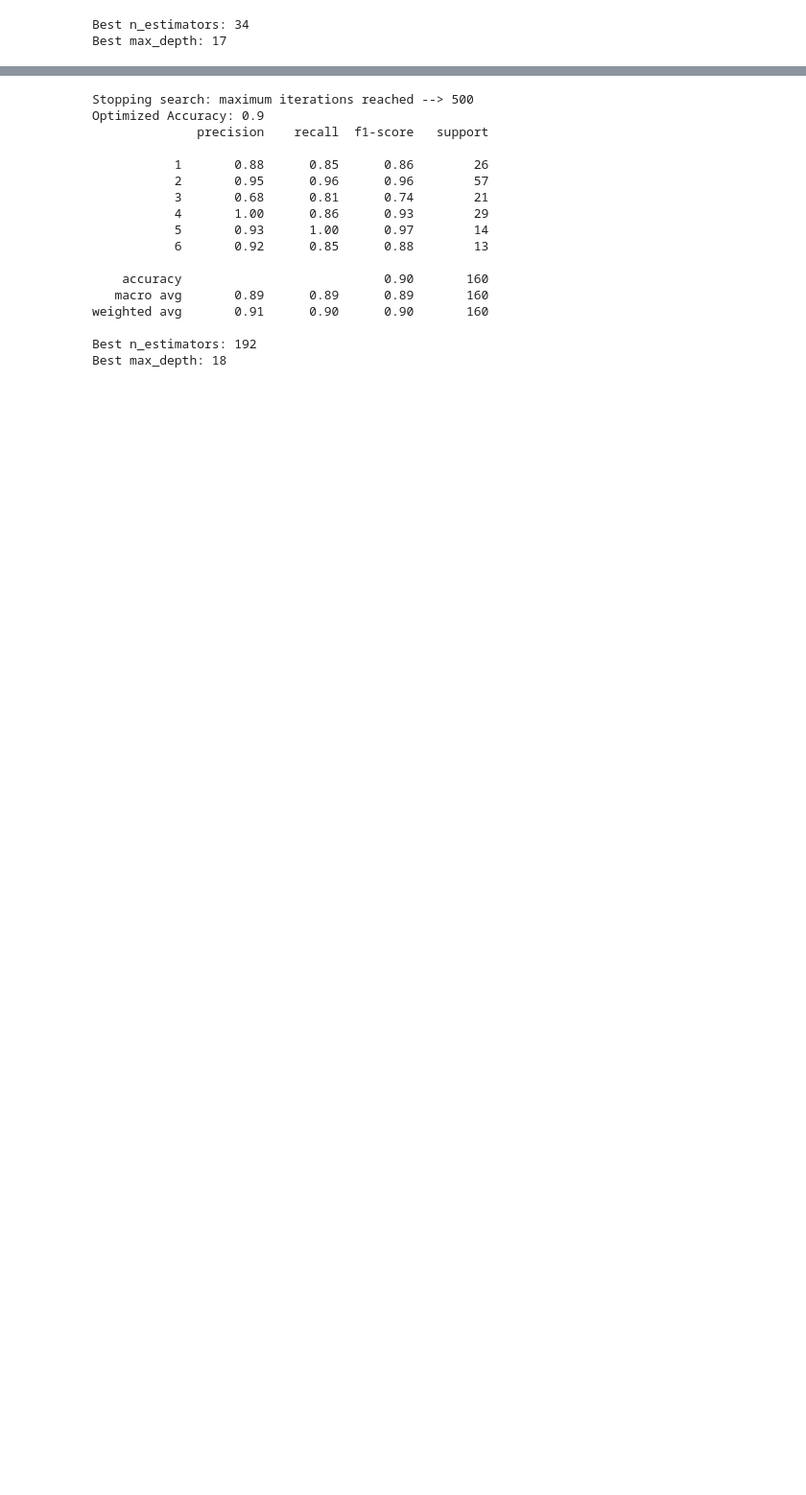
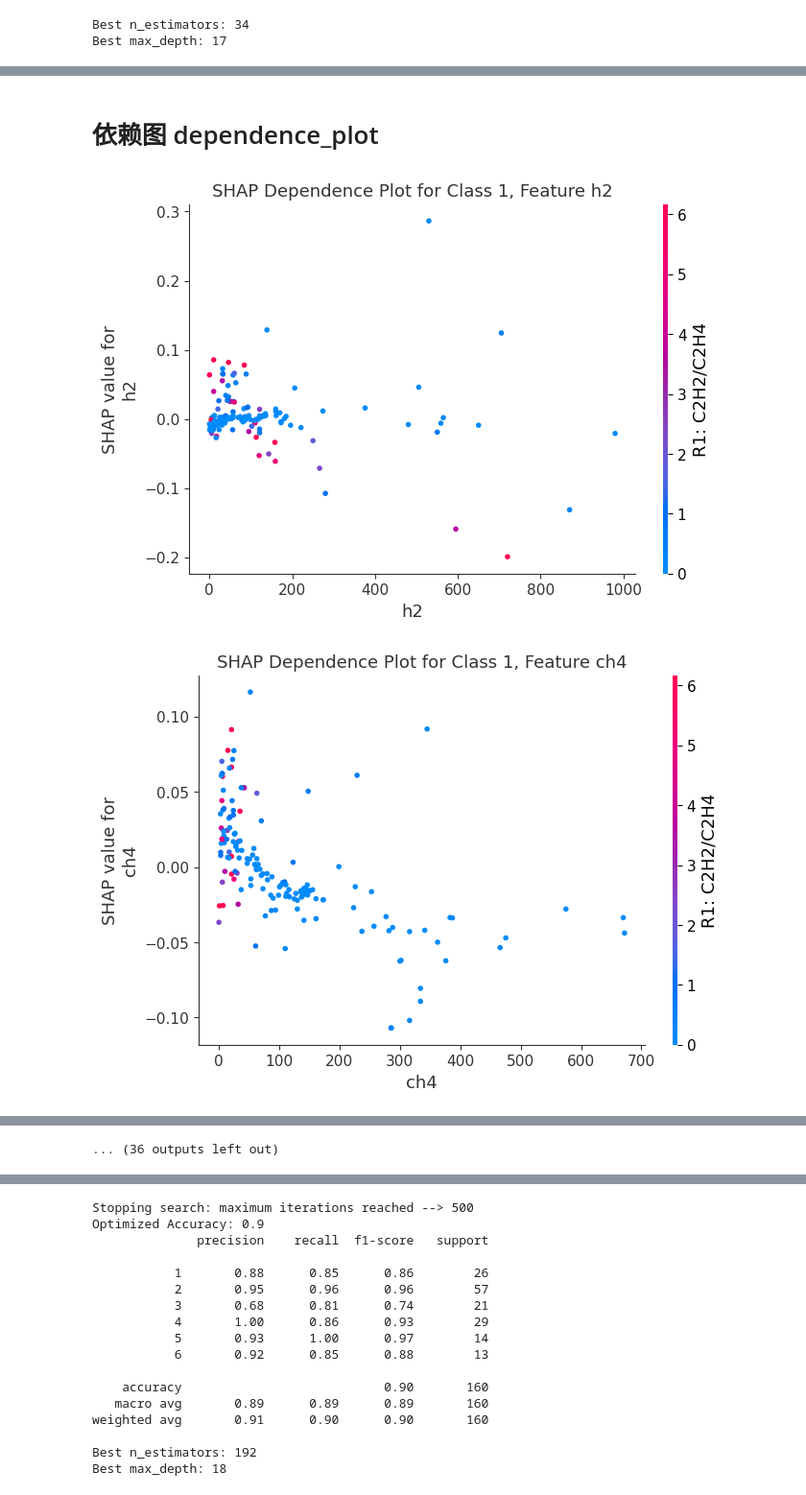
Before and after one commit to Sihan0229/DGA, a Jupyter notebook: Dissolved-Gas-Analysis/DGA_classifer.ipynb, the cells around one changed output, grey strips where cells are left out. Shown at 96% size. Saved outputs shown, nothing was run; the diff lists cells and outputs as text; code cells hidden in the pictures; blank space fills up the shorter version.

```diff
--- a/Dissolved-Gas-Analysis/DGA_classifer.ipynb
+++ b/Dissolved-Gas-Analysis/DGA_classifer.ipynb
@@ -873,0 +914,15 @@ Best max_depth: 17
+# %% [markdown]
+# 依赖图 dependence_plot
+# %%
+import shap
+import matplotlib.pyplot as plt
+
+# 假设 final_model, X_test, shap_values 已定义
+
+for i, class_name in enumerate(final_model.classes_):
+    for feature_name in X_test.columns:
+        shap.dependence_plot(feature_name, shap_values[:, :, i], X_test, title=f"SHAP Dependence Plot for Class {class_name}, Feature {feature_name}")
+        plt.show()
+# %% [output]
+[figure, added]
+[figure, added]
@@ -873,0 +939 @@ Best max_depth: 17
+... (36 outputs left out)
```
Also changed, not shown: parts of 10 cells of this notebook, 1 other file.
